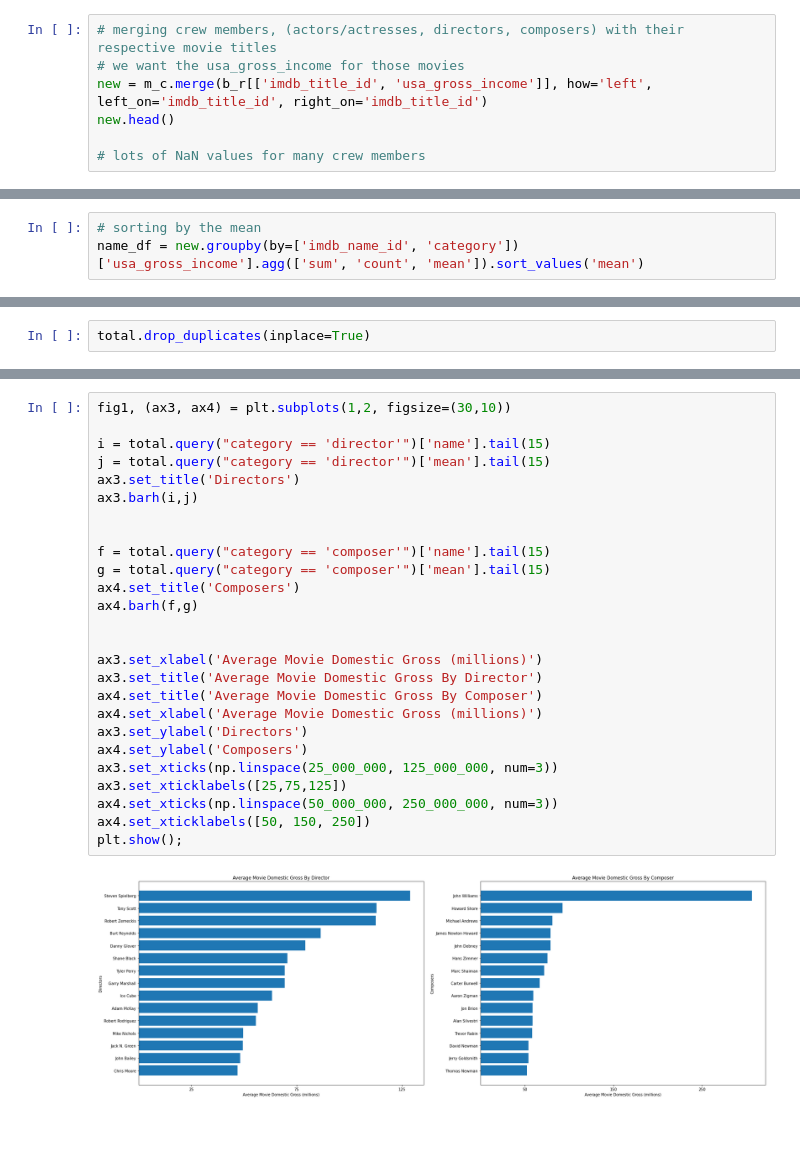
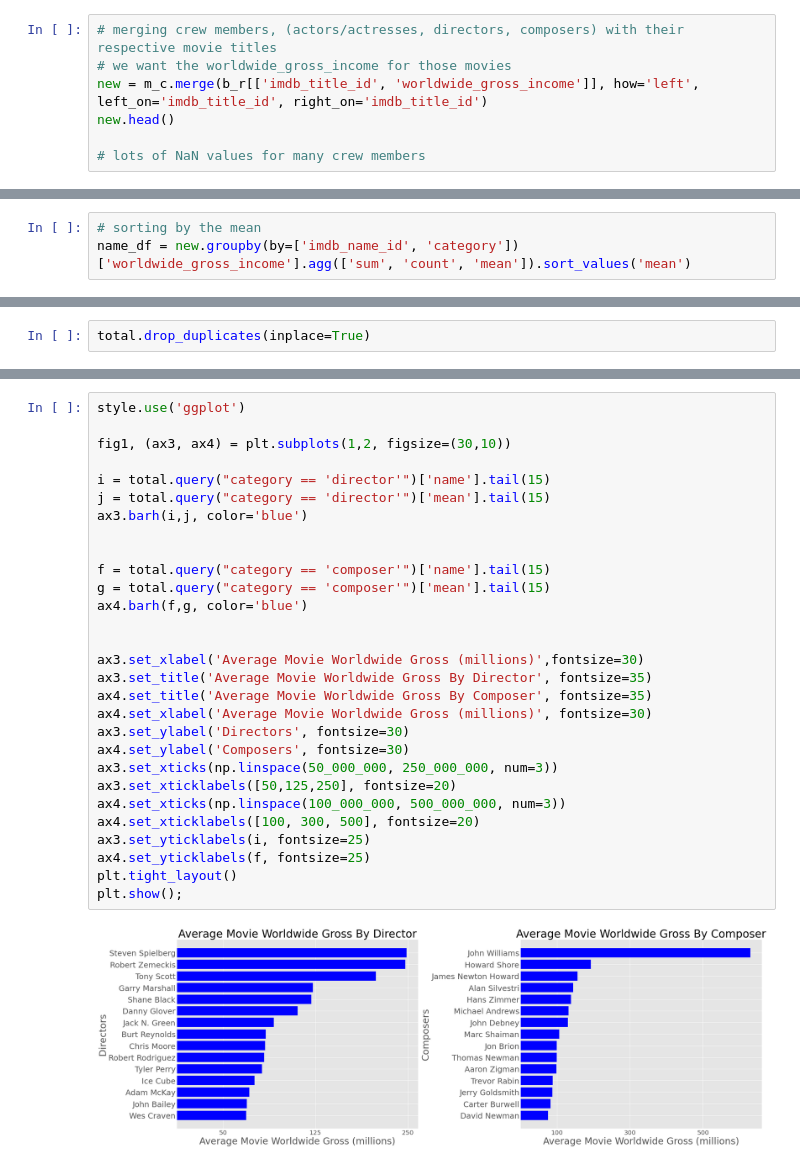
Before and after one commit to Kkies/movie-market-analysis, a Jupyter notebook: best crew members.ipynb, the cells around one changed output, grey strips where cells are left out. Drawn from its saved outputs; the diff is of its cells as text; blank space fills up the shorter version.

```diff
--- a/best crew members.ipynb
+++ b/best crew members.ipynb
@@ -44,8 +45,8 @@ b_r.drop(columns = ['Unnamed: 0', 'year', 'date_published', 'genre', 'duration',
                    'language', 'actors', 'description'], inplace = True)
 # %%
 # merging crew members, (actors/actresses, directors, composers) with their respective movie titles
-# we want the usa_gross_income for those movies
-new = m_c.merge(b_r[['imdb_title_id', 'usa_gross_income']], how='left', left_on='imdb_title_id', right_on='imdb_title_id')
+# we want the worldwide_gross_income for those movies
+new = m_c.merge(b_r[['imdb_title_id', 'worldwide_gross_income']], how='left', left_on='imdb_title_id', right_on='imdb_title_id')
 new.head()
 
 # lots of NaN values for many crew members
@@ -78,7 +79,7 @@ new.groupby(by='imdb_name_id')['usa_gross_income'].agg(['sum', 'count', 'mean'])
 7505 rows × 3 columns
 # %%
 # sorting by the mean
-name_df = new.groupby(by=['imdb_name_id', 'category'])['usa_gross_income'].agg(['sum', 'count', 'mean']).sort_values('mean')
+name_df = new.groupby(by=['imdb_name_id', 'category'])['worldwide_gross_income'].agg(['sum', 'count', 'mean']).sort_values('mean')
 # %%
 # we only want those crew members who have participated in at least 5 movies
 name_df = name_df[name_df['count'] > 4].sort_values(by='mean')
@@ -125,28 +131,31 @@ plt.show();
 # %%
+style.use('ggplot')
+
 fig1, (ax3, ax4) = plt.subplots(1,2, figsize=(30,10))
 
 i = total.query("category == 'director'")['name'].tail(15)
 j = total.query("category == 'director'")['mean'].tail(15)
-ax3.set_title('Directors')
-ax3.barh(i,j)
+ax3.barh(i,j, color='blue')
 
 
 f = total.query("category == 'composer'")['name'].tail(15)
 g = total.query("category == 'composer'")['mean'].tail(15)
-ax4.set_title('Composers')
-ax4.barh(f,g)
+ax4.barh(f,g, color='blue')
 
 
-ax3.set_xlabel('Average Movie Domestic Gross (millions)')
-ax3.set_title('Average Movie Domestic Gross By Director')
-ax4.set_title('Average Movie Domestic Gross By Composer')
-ax4.set_xlabel('Average Movie Domestic Gross (millions)')
-ax3.set_ylabel('Directors')
-ax4.set_ylabel('Composers')
-ax3.set_xticks(np.linspace(25_000_000, 125_000_000, num=3))
-ax3.set_xticklabels([25,75,125])
-ax4.set_xticks(np.linspace(50_000_000, 250_000_000, num=3))
-ax4.set_xticklabels([50, 150, 250])
+ax3.set_xlabel('Average Movie Worldwide Gross (millions)',fontsize=30)
+ax3.set_title('Average Movie Worldwide Gross By Director', fontsize=35)
+ax4.set_title('Average Movie Worldwide Gross By Composer', fontsize=35)
+ax4.set_xlabel('Average Movie Worldwide Gross (millions)', fontsize=30)
+ax3.set_ylabel('Directors', fontsize=30)
+ax4.set_ylabel('Composers', fontsize=30)
+ax3.set_xticks(np.linspace(50_000_000, 250_000_000, num=3))
+ax3.set_xticklabels([50,125,250], fontsize=20)
+ax4.set_xticks(np.linspace(100_000_000, 500_000_000, num=3))
+ax4.set_xticklabels([100, 300, 500], fontsize=20)
+ax3.set_yticklabels(i, fontsize=25)
+ax4.set_yticklabels(f, fontsize=25)
+plt.tight_layout()
 plt.show();
 # %% [output]
-[figure, old version]
+[figure, new version]
```
Also changed, not shown: parts of 6 cells of this notebook, 2 other files.
